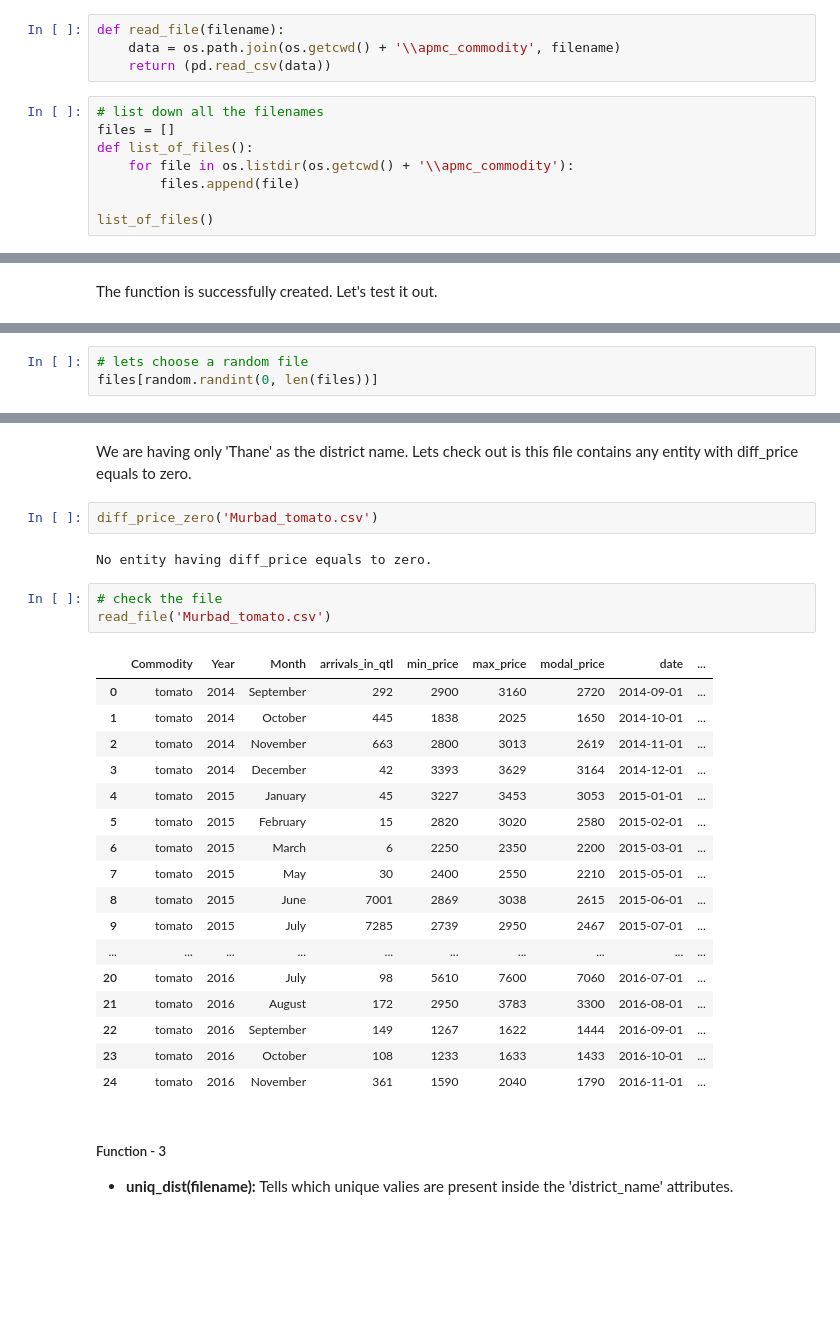
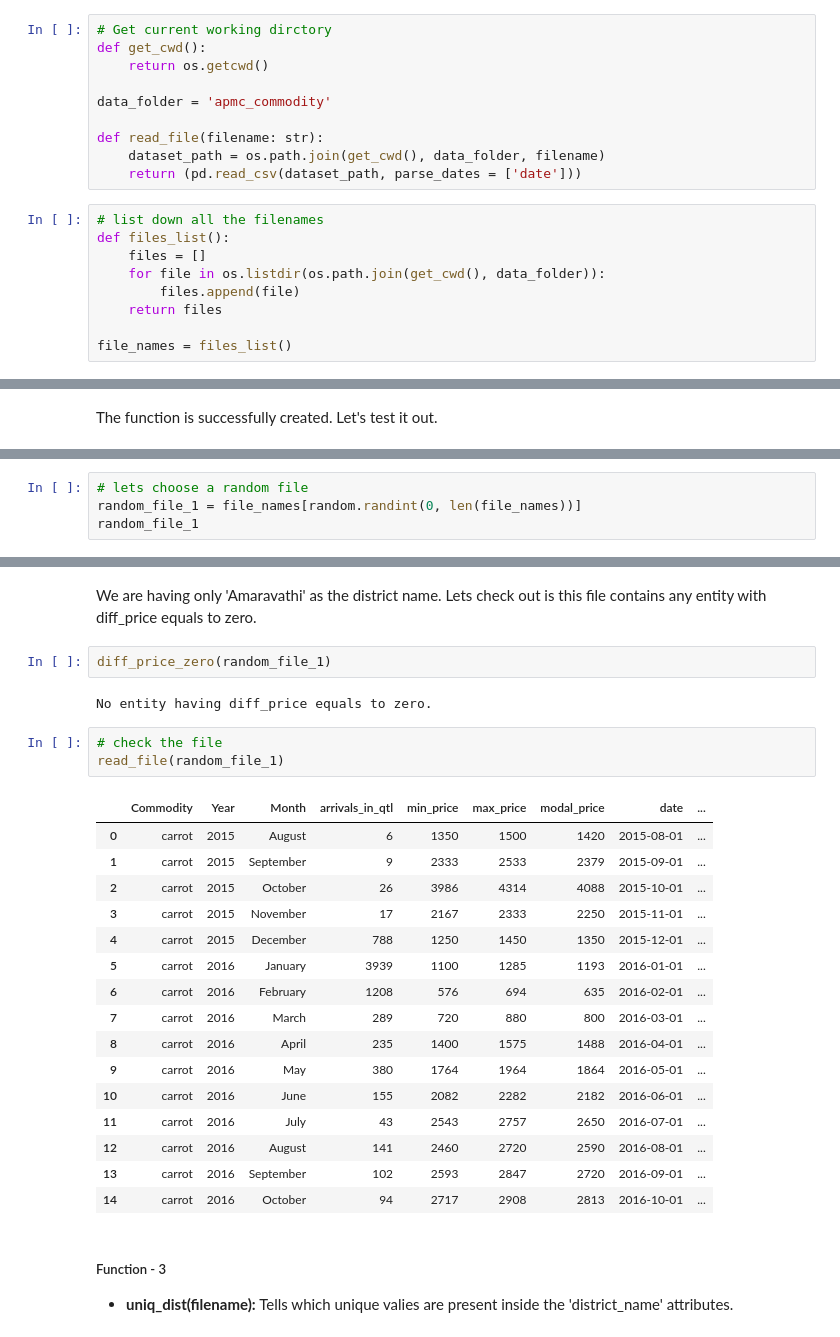
Before and after one commit to Praneet460/Socialcops-Challenge, a Jupyter notebook: Updated Notebook/APMC_Commodity Analysis.ipynb, the cells around one changed output, grey strips where cells are left out. Cells and saved outputs as stored; diff of their text form; blank space fills up the shorter version.

```diff
--- a/Updated Notebook/APMC_Commodity Analysis.ipynb
+++ b/Updated Notebook/APMC_Commodity Analysis.ipynb
@@ -56,12 +41,19 @@
-# %%
-def read_file(filename):
-    data = os.path.join(os.getcwd() + '\\apmc_commodity', filename)
-    return (pd.read_csv(data))
+# %%
+# Get current working dirctory
+def get_cwd():
+    return os.getcwd()
+
+data_folder = 'apmc_commodity'
+
+def read_file(filename: str):
+    dataset_path = os.path.join(get_cwd(), data_folder, filename)
+    return (pd.read_csv(dataset_path, parse_dates = ['date']))
 # %%
 # list down all the filenames
-files = []
-def list_of_files():
-    for file in os.listdir(os.getcwd() + '\\apmc_commodity'):
+def files_list():
+    files = []
+    for file in os.listdir(os.path.join(get_cwd(), data_folder)):
         files.append(file)
+    return files
 
-list_of_files()
+file_names = files_list()
@@ -168,4 +161,5 @@ import random
 # %%
 # lets choose a random file
-files[random.randint(0, len(files))]
+random_file_1 = file_names[random.randint(0, len(file_names))]
+random_file_1
 # %% [output]
@@ -179,30 +173,29 @@ uniq_dist('Murbad_tomato.csv')
 # %% [markdown]
-We are having only 'Thane' as the district name. Lets check out is this file contains any entity with diff_price equals to zero.
+We are having only 'Amaravathi' as the district name. Lets check out is this file contains any entity with diff_price equals to zero.
-# %%
-diff_price_zero('Murbad_tomato.csv')
-# %% [output]
-No entity having diff_price equals to zero.
+# %%
+diff_price_zero(random_file_1)
+# %% [output]
+No entity having diff_price equals to zero.
 # %%
 # check the file
-read_file('Murbad_tomato.csv')
+read_file(random_file_1)
 # %% [output]
 |  | Commodity | Year | Month | arrivals_in_qtl | min_price | max_price | modal_price | date | ... |
-| 0 | tomato | 2014 | September | 292 | 2900 | 3160 | 2720 | 2014-09-01 | ... |
-| 1 | tomato | 2014 | October | 445 | 1838 | 2025 | 1650 | 2014-10-01 | ... |
-| 2 | tomato | 2014 | November | 663 | 2800 | 3013 | 2619 | 2014-11-01 | ... |
-| 3 | tomato | 2014 | December | 42 | 3393 | 3629 | 3164 | 2014-12-01 | ... |
-| 4 | tomato | 2015 | January | 45 | 3227 | 3453 | 3053 | 2015-01-01 | ... |
-| 5 | tomato | 2015 | February | 15 | 2820 | 3020 | 2580 | 2015-02-01 | ... |
-| 6 | tomato | 2015 | March | 6 | 2250 | 2350 | 2200 | 2015-03-01 | ... |
-| 7 | tomato | 2015 | May | 30 | 2400 | 2550 | 2210 | 2015-05-01 | ... |
-| 8 | tomato | 2015 | June | 7001 | 2869 | 3038 | 2615 | 2015-06-01 | ... |
-| 9 | tomato | 2015 | July | 7285 | 2739 | 2950 | 2467 | 2015-07-01 | ... |
-| ... | ... | ... | ... | ... | ... | ... | ... | ... | ... |
-| 20 | tomato | 2016 | July | 98 | 5610 | 7600 | 7060 | 2016-07-01 | ... |
-| 21 | tomato | 2016 | August | 172 | 2950 | 3783 | 3300 | 2016-08-01 | ... |
-| 22 | tomato | 2016 | September | 149 | 1267 | 1622 | 1444 | 2016-09-01 | ... |
-| 23 | tomato | 2016 | October | 108 | 1233 | 1633 | 1433 | 2016-10-01 | ... |
-| 24 | tomato | 2016 | November | 361 | 1590 | 2040 | 1790 | 2016-11-01 | ... |
+| 0 | carrot | 2015 | August | 6 | 1350 | 1500 | 1420 | 2015-08-01 | ... |
+| 1 | carrot | 2015 | September | 9 | 2333 | 2533 | 2379 | 2015-09-01 | ... |
+| 2 | carrot | 2015 | October | 26 | 3986 | 4314 | 4088 | 2015-10-01 | ... |
+| 3 | carrot | 2015 | November | 17 | 2167 | 2333 | 2250 | 2015-11-01 | ... |
+| 4 | carrot | 2015 | December | 788 | 1250 | 1450 | 1350 | 2015-12-01 | ... |
+| 5 | carrot | 2016 | January | 3939 | 1100 | 1285 | 1193 | 2016-01-01 | ... |
+| 6 | carrot | 2016 | February | 1208 | 576 | 694 | 635 | 2016-02-01 | ... |
+| 7 | carrot | 2016 | March | 289 | 720 | 880 | 800 | 2016-03-01 | ... |
+| 8 | carrot | 2016 | April | 235 | 1400 | 1575 | 1488 | 2016-04-01 | ... |
+| 9 | carrot | 2016 | May | 380 | 1764 | 1964 | 1864 | 2016-05-01 | ... |
+| 10 | carrot | 2016 | June | 155 | 2082 | 2282 | 2182 | 2016-06-01 | ... |
+| 11 | carrot | 2016 | July | 43 | 2543 | 2757 | 2650 | 2016-07-01 | ... |
+| 12 | carrot | 2016 | August | 141 | 2460 | 2720 | 2590 | 2016-08-01 | ... |
+| 13 | carrot | 2016 | September | 102 | 2593 | 2847 | 2720 | 2016-09-01 | ... |
+| 14 | carrot | 2016 | October | 94 | 2717 | 2908 | 2813 | 2016-10-01 | ... |
 # %% [markdown]
 ##### Function - 3
 * <b>uniq_dist(filename): </b>Tells which unique valies are present inside the 'district_name' attributes.
```
Also changed, not shown: parts of 54 cells of this notebook, 2 other files.
